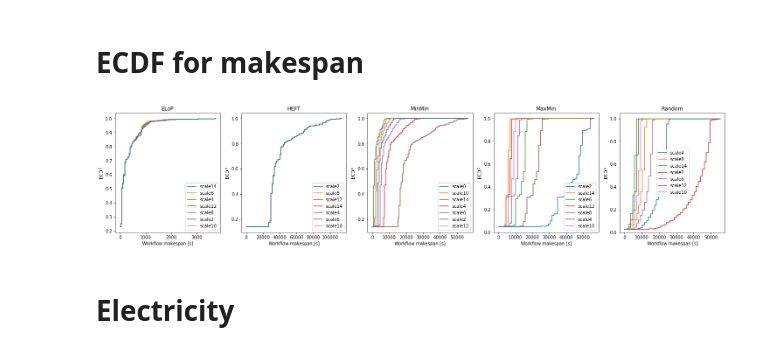
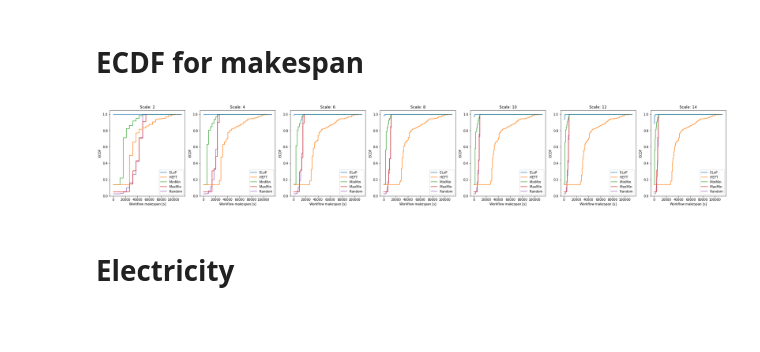
Before and after one commit to CloudScheduling/plotter_4_cloud, a Jupyter notebook: Notebooks/Experiment1_Scale.ipynb, the cells around one changed output. Drawn from its saved outputs; the diff is of its cells as text; code cells hidden in the pictures; blank space fills up the shorter version.

```diff
--- a/Notebooks/Experiment1_Scale.ipynb
+++ b/Notebooks/Experiment1_Scale.ipynb
@@ -20,11 +20,11 @@ transformer = DataTransformer(data)
 # %% [markdown]
 # ECDF for makespan
 # %%
-ecdf_data, ecdf_meta = transformer.to_makespan_cdf_per_policy("askalon-ee2-parquet", "homogeneous", "exp_scale_ecdf.png")
+ecdf_data, ecdf_meta = transformer.to_makespan_cdf_per_scale("askalon-ee2-parquet", "homogeneous", "exp_scale_ecdf.png")
 
-plotters.create_makespan_cdf_order_policy(ecdf_data, ecdf_meta)
+plotters.create_makespan_cdf_order_scale(ecdf_data, ecdf_meta)
 # %% [output]
-[figure, old version]
+[figure, new version]
 # %% [markdown]
 # Electricity
 # %%
```
Also changed, not shown: parts of 1 cell of this notebook, 4 other files.
